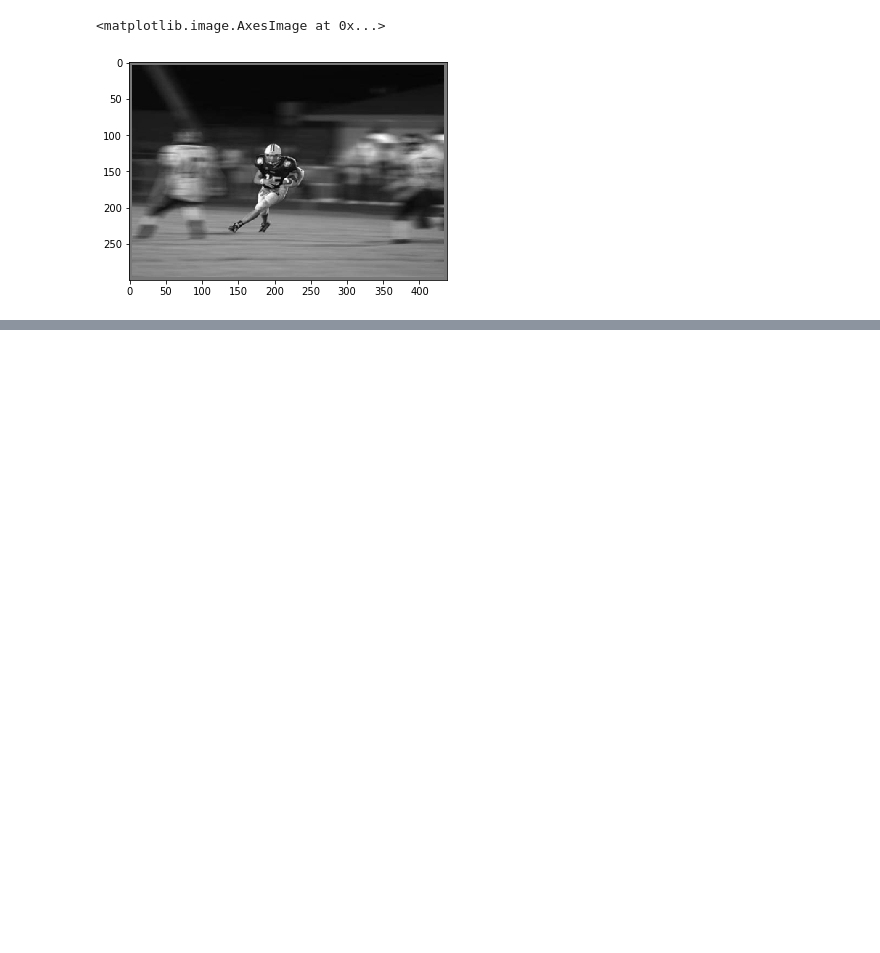
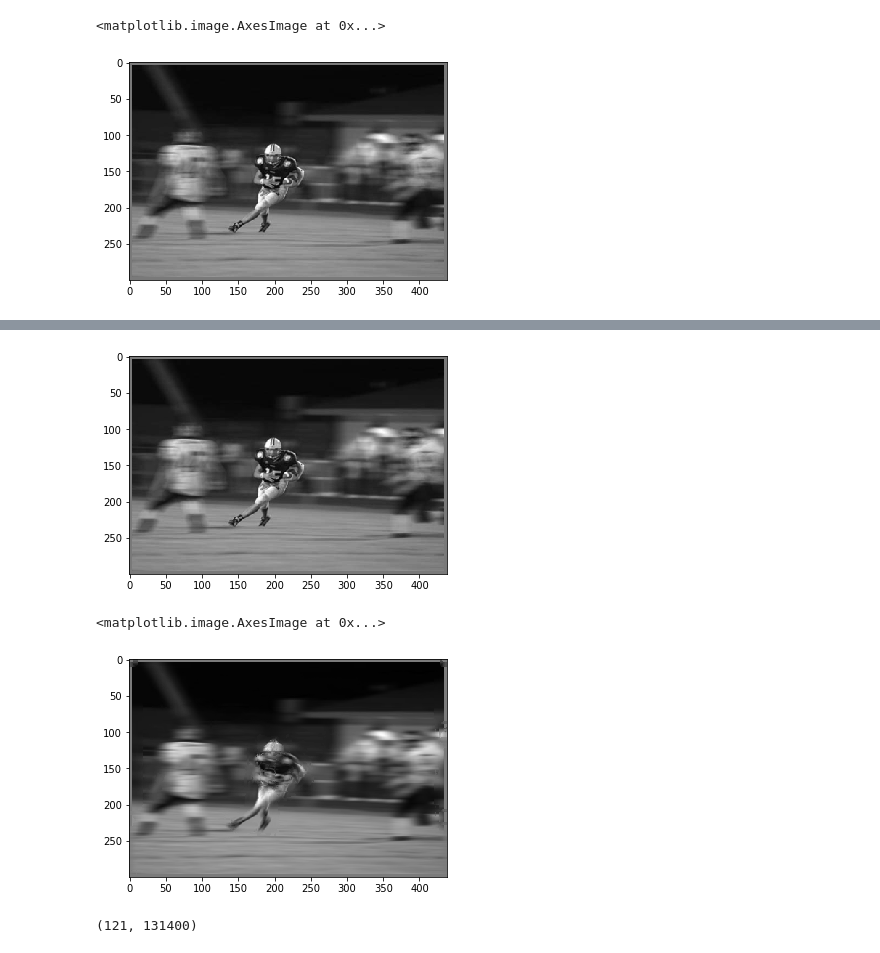
Before and after one commit to alti-tude/blind_deblurring, a Jupyter notebook: deconv.ipynb, the cells around one changed output, grey strips where cells are left out. Drawn from its saved outputs; the diff is of its cells as text; code cells hidden in the pictures; blank space fills up the shorter version.

```diff
--- a/deconv.ipynb
+++ b/deconv.ipynb
@@ -34,10 +53,12 @@ with Notebook():
 # %%
 img = utils.loadImage('./resources/test4.png', 'gray')
-# x, K = utils.nonUniformBlur(img)
-magnitude, directions = reblur.getImageBlurEstimate(img)
-
+noise, noised_img = pinkNoise.addNoise(img, exponent = -1)
+magnitude, directions = reblur.getImageBlurEstimate(noised_img)
+K_mat = bkMat(magnitude, directions, 31)
+K_matrot = bkMat(magnitude, directions+180, 31)
 x = img
 print(x.shape)
 plt.imshow(x, cmap='gray')
+print(magnitude)
 # %% [output]
 image ./resources/test4.png loaded
@@ -399,0 +429,13 @@ bicg(A, b)
+# %%
+o = myConvolve(x, magnitude, directions)
+plt.imshow(img, cmap='gray')
+plt.show()
+plt.imshow(o, cmap='gray')
+# %% [output]
+[figure, added]
+<matplotlib.image.AxesImage at 0x...>
+[figure, added]
+# %%
+utils.im2col(np.pad(img, ((5, 5), (5, 5)), 'reflect'), [11, 11]).shape
+# %% [output]
+(121, 131400)
```
Also changed, not shown: parts of 16 cells of this notebook, 2 other files.
